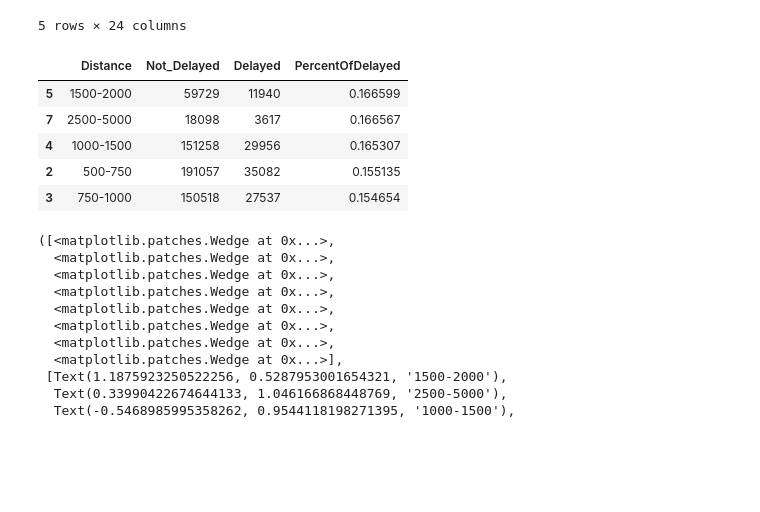
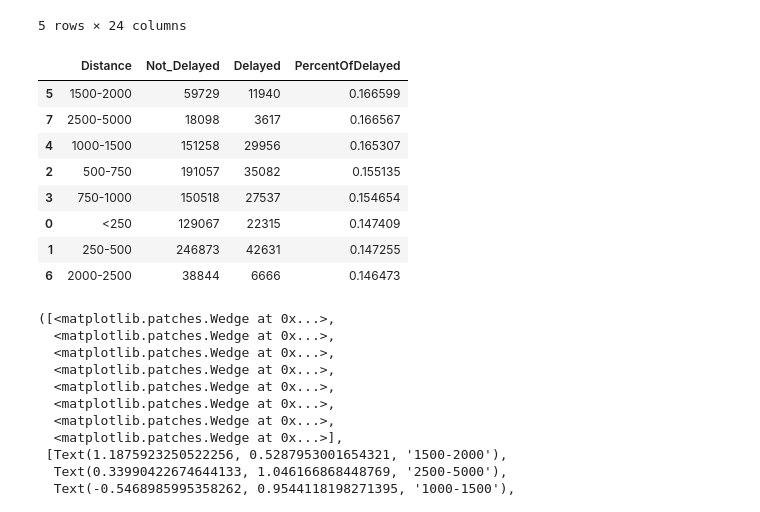
Before and after one commit to Duegan24/Final_Project, a Jupyter notebook: Database/Flights_Data-Visuals.ipynb, the cells around one changed output. Cells and saved outputs as stored; diff of their text form; code cells hidden in the pictures; blank space fills up the shorter version.

```diff
--- a/Database/Flights_Data-Visuals.ipynb
+++ b/Database/Flights_Data-Visuals.ipynb
@@ -849,16 +890,19 @@ flights.head()
 # %%
 # Establishing percentage of delay per distance range
 df_distance=pd.DataFrame(flights.groupby(["Distance Range (in Miles)","DEP_DEL15"])["ORIGIN_AIRPORT_ID"].count().unstack("DEP_DEL15").reset_index().values,columns=["Distance","Not_Delayed","Delayed"])
 df_distance["PercentOfDelayed"]=df_distance.Delayed /(df_distance.Delayed+ df_distance.Not_Delayed)
 df_distance.sort_values(by="PercentOfDelayed",ascending=False,inplace=True)
-df_distance.head()
+df_distance.head(8)
 # %% [output]
 |  | Distance | Not_Delayed | Delayed | PercentOfDelayed |
 | 5 | 1500-2000 | 59729 | 11940 | 0.166599 |
 | 7 | 2500-5000 | 18098 | 3617 | 0.166567 |
 | 4 | 1000-1500 | 151258 | 29956 | 0.165307 |
 | 2 | 500-750 | 191057 | 35082 | 0.155135 |
 | 3 | 750-1000 | 150518 | 27537 | 0.154654 |
+| 0 | <250 | 129067 | 22315 | 0.147409 |
+| 1 | 250-500 | 246873 | 42631 | 0.147255 |
+| 6 | 2000-2500 | 38844 | 6666 | 0.146473 |
 # %%
 x_axis = df_distance["Distance"]
 y_axis = df_distance["PercentOfDelayed"]
```
Also changed, not shown: parts of 7 cells of this notebook.
